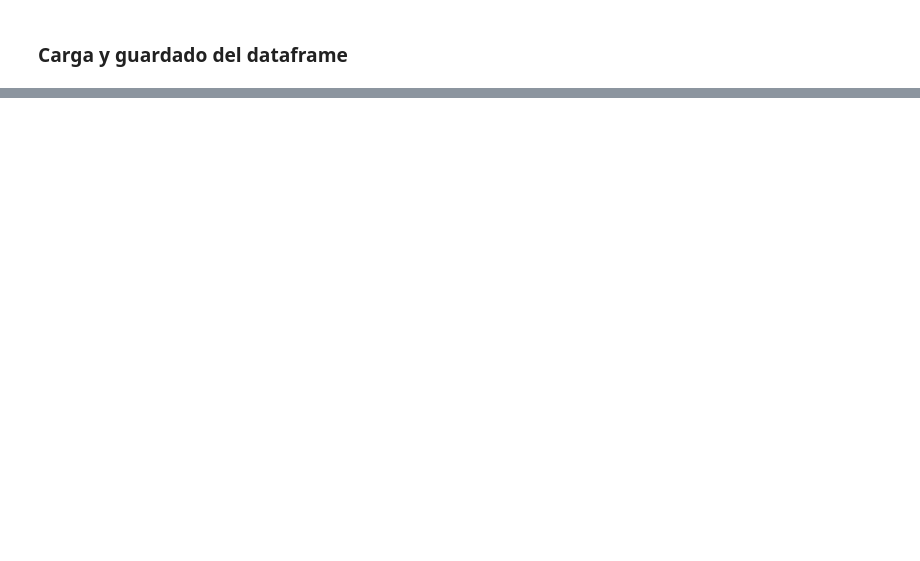
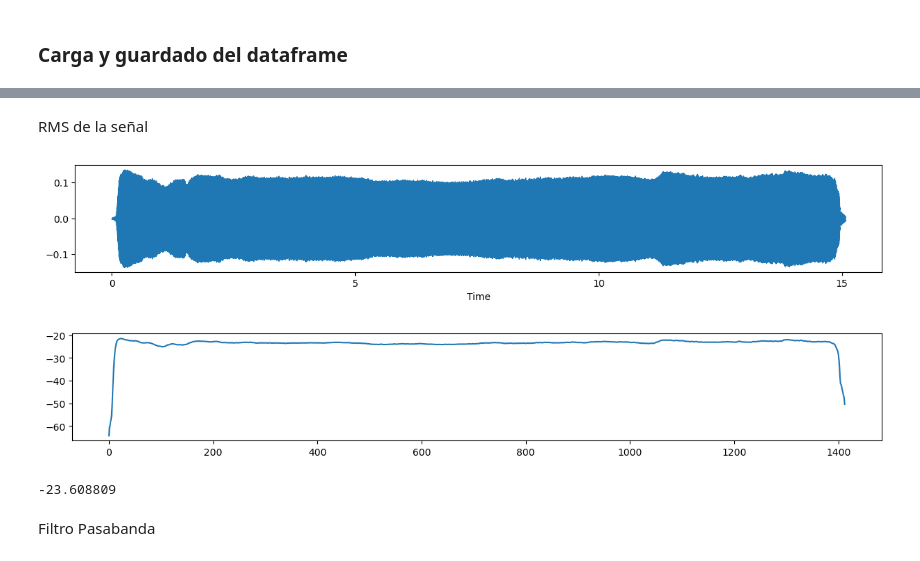
Before and after one commit to MatiasCarbone/Analisis-Directividad, a Jupyter notebook: Analisis Directividad.ipynb, the cells around one changed output, grey strips where cells are left out. Saved outputs shown, nothing was run; the diff lists cells and outputs as text; code cells hidden in the pictures; blank space fills up the shorter version.

```diff
--- a/Analisis Directividad.ipynb
+++ b/Analisis Directividad.ipynb
@@ -74,7 +75,7 @@ for file in files_list:
 
     # Filtramos solo el contenido armónico de la fundamental para hacer el análisis de las divisones con split.
     # Este código le pertenece a Juan Ramos.
-    b, a = signal.butter(4, [fundamental * 0.9, fundamental / 0.3], "bandpass", fs=fs)
+    b, a = signal.butter(4, [fundamental * 0.9, fundamental / 0.3], btype="bandpass", fs=fs)
     filt = signal.filtfilt(b, a, audio[0])
     contenido_armonico = li.effects.harmonic(filt, margin=10)
 
@@ -161,0 +170,20 @@ df.to_pickle("Dataframe_Muestras_Bandoneon.pkl")
+# %% [markdown]
+RMS de la señal
+# %%
+plt.subplots(figsize=(15,2))
+li.display.waveshow(ss, sr=fs)
+plt.show()
+
+x = li.feature.rms(y=ss)
+
+plt.subplots(figsize=(15,2))
+plt.plot(li.amplitude_to_db(x[0]))
+plt.show()
+
+np.average(li.amplitude_to_db(x[0]))
+# %% [output]
+[figure, added]
+[figure, added]
+-23.608809
+# %% [markdown]
+Filtro Pasabanda
```
Also changed, not shown: parts of 11 cells of this notebook.
